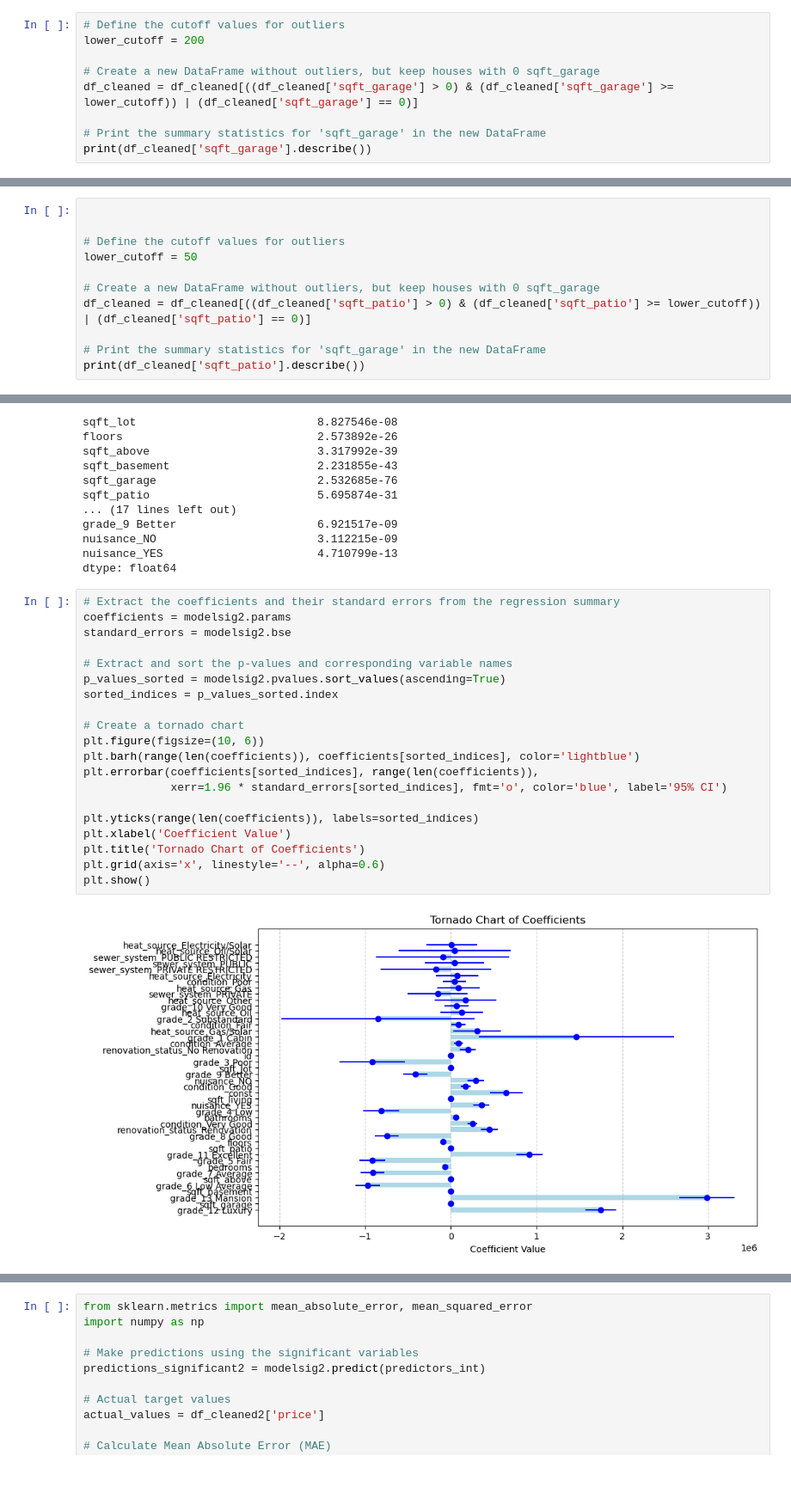
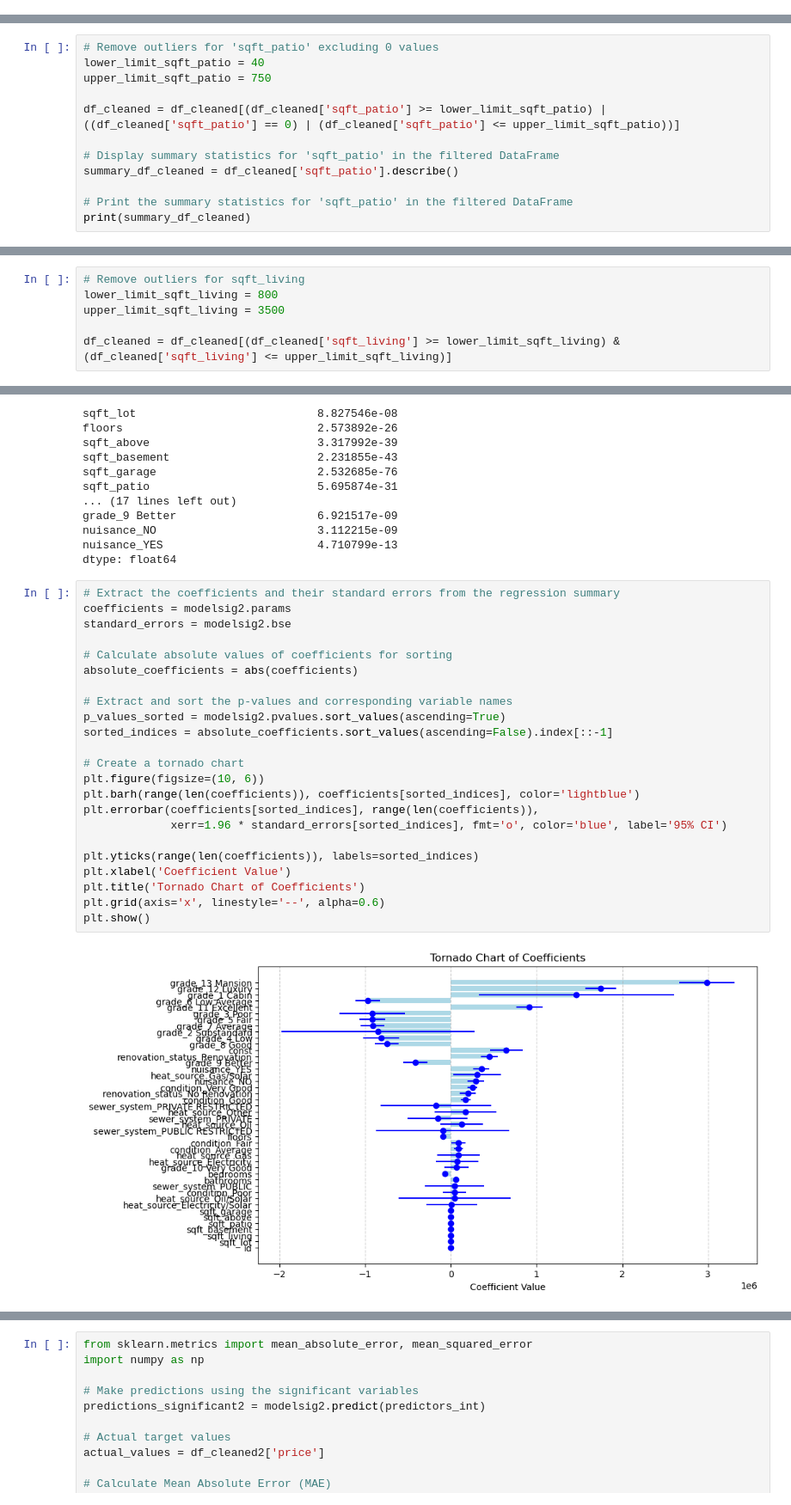
Before and after one commit to jguzzo522/project2house, a Jupyter notebook: housepj2.ipynb, the cells around one changed output, grey strips where cells are left out. Shown at 86% size. Drawn from its saved outputs; the diff is of its cells as text; blank space fills up the shorter version.

```diff
--- a/housepj2.ipynb
+++ b/housepj2.ipynb
@@ -535,9 +700,0 @@ Number of sqft_garage points less than 200: 408
-# %%
-# Define the cutoff values for outliers
-lower_cutoff = 200
-
-# Create a new DataFrame without outliers, but keep houses with 0 sqft_garage
-df_cleaned = df_cleaned[((df_cleaned['sqft_garage'] > 0) & (df_cleaned['sqft_garage'] >= lower_cutoff)) | (df_cleaned['sqft_garage'] == 0)]
-
-# Print the summary statistics for 'sqft_garage' in the new DataFrame
-print(df_cleaned['sqft_garage'].describe())
@@ -624,0 +796,12 @@ plt.show()
+# %%
+# Remove outliers for 'sqft_patio' excluding 0 values
+lower_limit_sqft_patio = 40
+upper_limit_sqft_patio = 750
+
+df_cleaned = df_cleaned[(df_cleaned['sqft_patio'] >= lower_limit_sqft_patio) | ((df_cleaned['sqft_patio'] == 0) | (df_cleaned['sqft_patio'] <= upper_limit_sqft_patio))]
+
+# Display summary statistics for 'sqft_patio' in the filtered DataFrame
+summary_df_cleaned = df_cleaned['sqft_patio'].describe()
+
+# Print the summary statistics for 'sqft_patio' in the filtered DataFrame
+print(summary_df_cleaned)
@@ -654,11 +846,0 @@ plt.show()
-# %%
-
-
-# Define the cutoff values for outliers
-lower_cutoff = 50
-
-# Create a new DataFrame without outliers, but keep houses with 0 sqft_garage
-df_cleaned = df_cleaned[((df_cleaned['sqft_patio'] > 0) & (df_cleaned['sqft_patio'] >= lower_cutoff)) | (df_cleaned['sqft_patio'] == 0)]
-
-# Print the summary statistics for 'sqft_garage' in the new DataFrame
-print(df_cleaned['sqft_patio'].describe())
@@ -781,3 +903,9 @@ plt.show()
+# %%
+# Remove outliers for sqft_living
+lower_limit_sqft_living = 800
+upper_limit_sqft_living = 3500
+
+df_cleaned = df_cleaned[(df_cleaned['sqft_living'] >= lower_limit_sqft_living) & (df_cleaned['sqft_living'] <= upper_limit_sqft_living)]
 # %%
 # Display the bottom 10 values for bedrooms
 bottom_10_bedrooms = df_cleaned.sort_values(by='bedrooms').head(10)
@@ -1850,22 +1717,25 @@ dtype: float64
 # %%
 # Extract the coefficients and their standard errors from the regression summary
 coefficients = modelsig2.params
 standard_errors = modelsig2.bse
 
+# Calculate absolute values of coefficients for sorting
+absolute_coefficients = abs(coefficients)
+
 # Extract and sort the p-values and corresponding variable names
 p_values_sorted = modelsig2.pvalues.sort_values(ascending=True)
-sorted_indices = p_values_sorted.index
+sorted_indices = absolute_coefficients.sort_values(ascending=False).index[::-1]
 
 # Create a tornado chart
 plt.figure(figsize=(10, 6))
 plt.barh(range(len(coefficients)), coefficients[sorted_indices], color='lightblue')
 plt.errorbar(coefficients[sorted_indices], range(len(coefficients)),
              xerr=1.96 * standard_errors[sorted_indices], fmt='o', color='blue', label='95% CI')
 
 plt.yticks(range(len(coefficients)), labels=sorted_indices)
 plt.xlabel('Coefficient Value')
 plt.title('Tornado Chart of Coefficients')
 plt.grid(axis='x', linestyle='--', alpha=0.6)
 plt.show()
 # %% [output]
-[figure, old version]
+[figure, new version]
```
Also changed, not shown: parts of 139 cells of this notebook.
